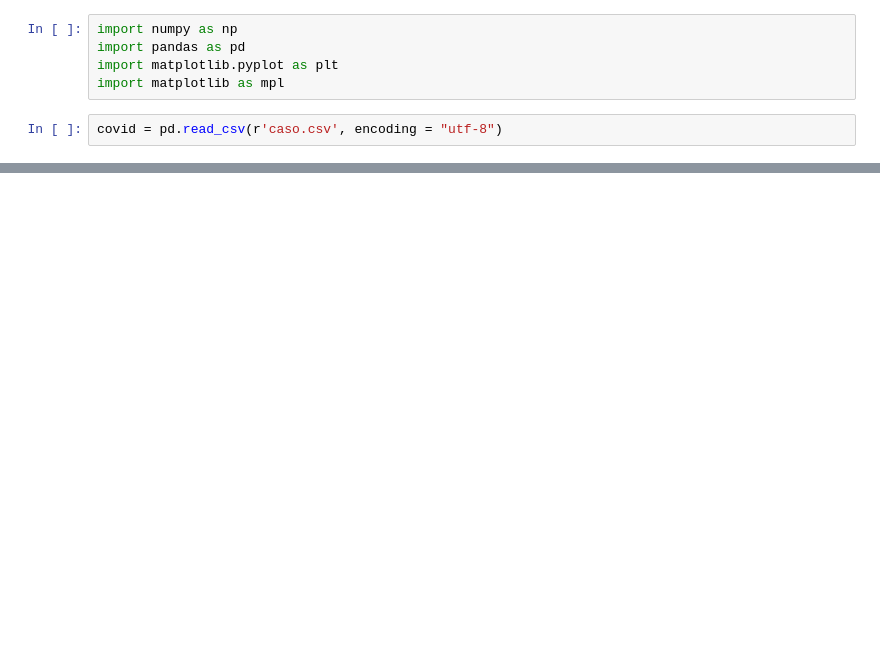
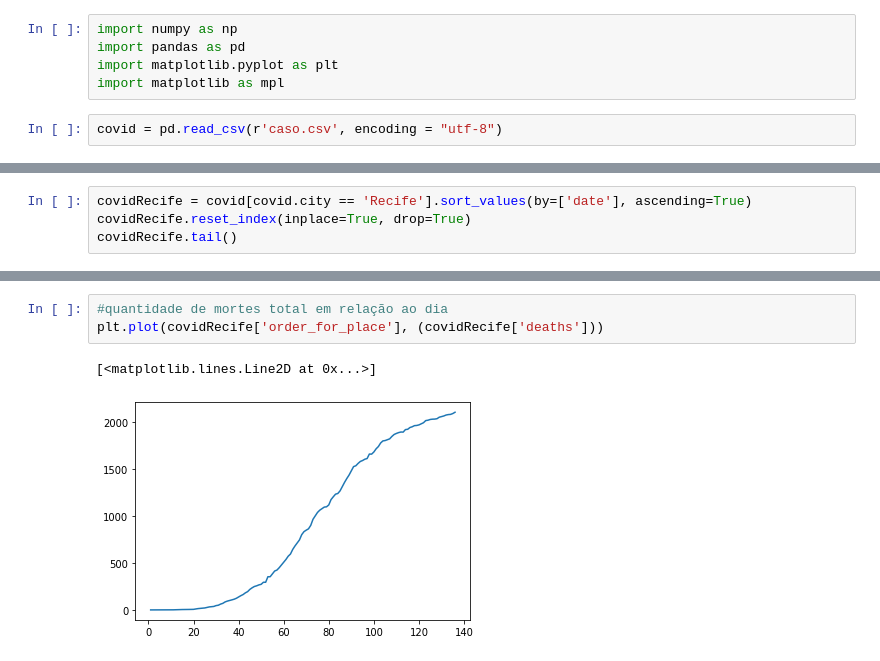
Before and after one commit to mathlimma/data-science-project-1, a Jupyter notebook: covid19.ipynb, the cells around one changed output, grey strips where cells are left out. Cells and saved outputs as stored; diff of their text form; blank space fills up the shorter version.

```diff
--- a/covid19.ipynb
+++ b/covid19.ipynb
@@ -24,0 +8,4 @@ plt.plot(((covid['city'] == 'Recife'))/len(covid['city']))
+# %%
+covidRecife = covid[covid.city == 'Recife'].sort_values(by=['date'], ascending=True)
+covidRecife.reset_index(inplace=True, drop=True)
+covidRecife.tail()
@@ -24,0 +19,6 @@ plt.plot(((covid['city'] == 'Recife'))/len(covid['city']))
+# %%
+#quantidade de mortes total em relação ao dia
+plt.plot(covidRecife['order_for_place'], (covidRecife['deaths']))
+# %% [output]
+[<matplotlib.lines.Line2D at 0x...>]
+[figure, added]
```
Also changed, not shown: parts of 6 cells of this notebook, 1 other file.
